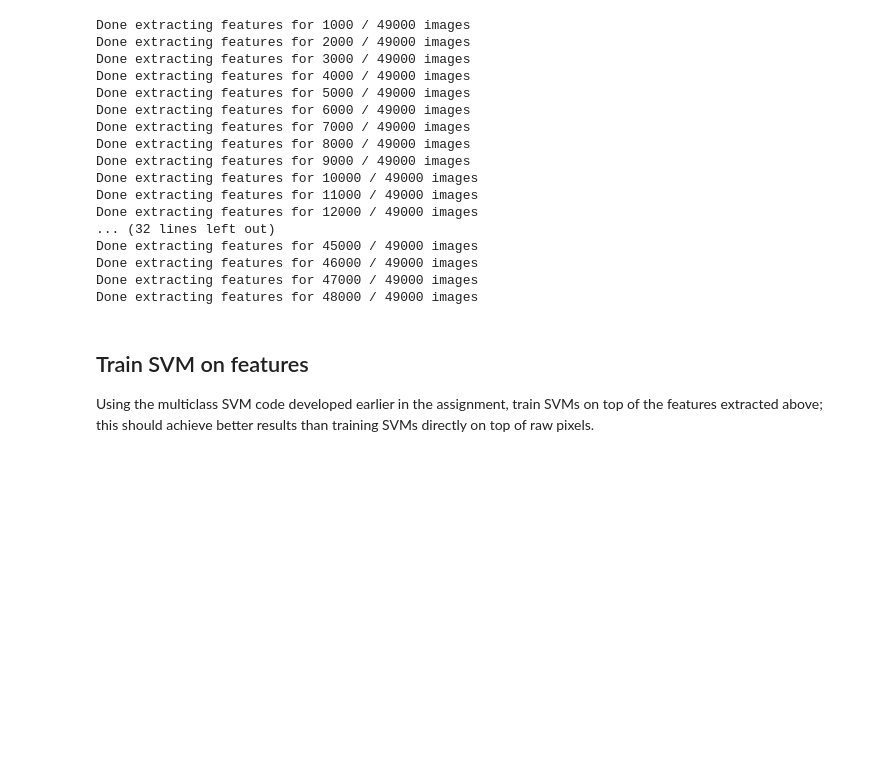
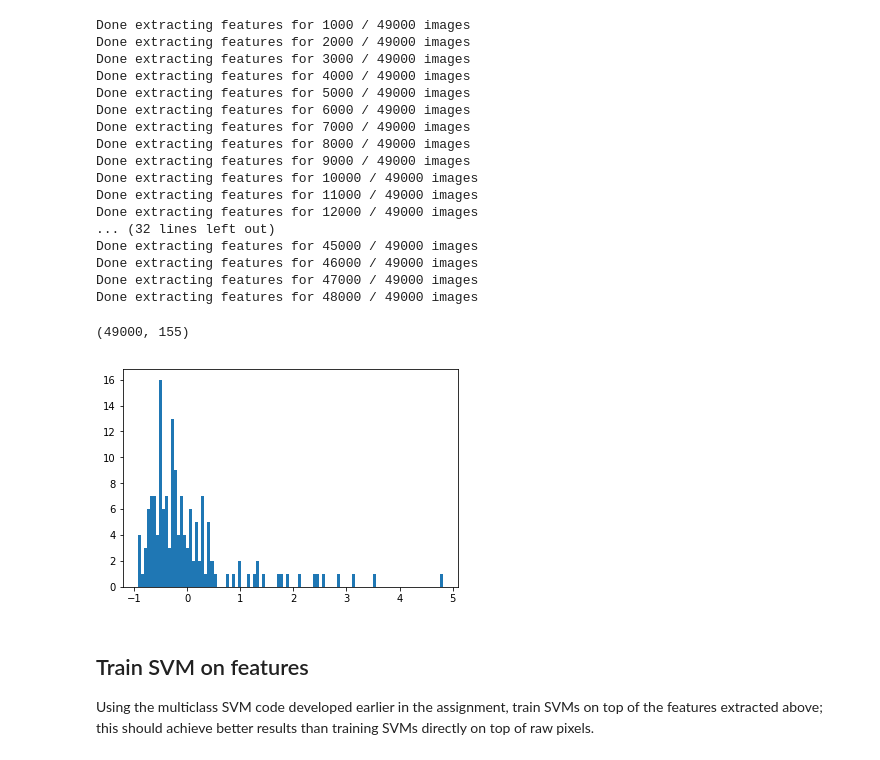
Before and after one commit to baek-jinoo/cs231n_assignments, a Jupyter notebook: assignment1/features.ipynb, the cells around one changed output. Drawn from its saved outputs; the diff is of its cells as text; code cells hidden in the pictures; blank space fills up the shorter version.

```diff
--- a/assignment1/features.ipynb
+++ b/assignment1/features.ipynb
@@ -115,6 +116,15 @@ Done extracting features for 45000 / 49000 images
 Done extracting features for 46000 / 49000 images
 Done extracting features for 47000 / 49000 images
 Done extracting features for 48000 / 49000 images
+# %%
+print(X_train_feats.shape)
+# print(X_train_feats[:2])
+
+plt.hist(X_train_feats[0], bins=101)
+plt.show()
+# %% [output]
+(49000, 155)
+[figure, added]
 # %% [markdown]
 ## Train SVM on features
 Using the multiclass SVM code developed earlier in the assignment, train SVMs on top of the features extracted above; this should achieve better results than training SVMs directly on top of raw pixels.
```
Also changed, not shown: parts of 7 cells of this notebook.
